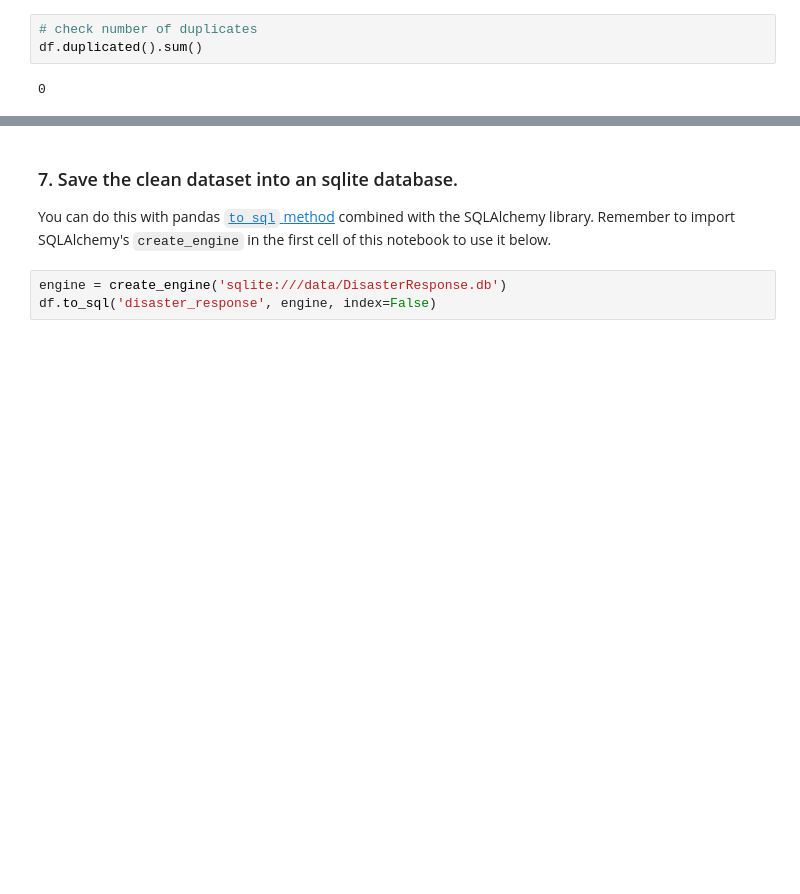
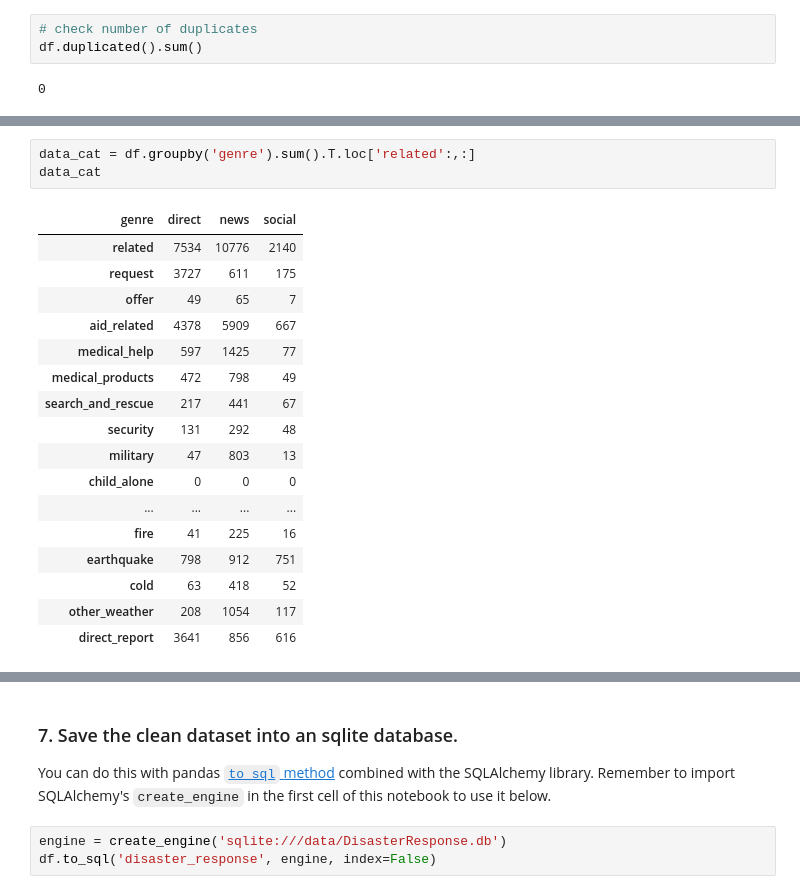
Before and after one commit to fuza-ail/Disaster_Response, a Jupyter notebook: ETL Pipeline Preparation.ipynb, the cells around one changed output, grey strips where cells are left out. Cells and saved outputs as stored; diff of their text form; blank space fills up the shorter version.

```diff
--- a/ETL Pipeline Preparation.ipynb
+++ b/ETL Pipeline Preparation.ipynb
@@ -161,0 +176,21 @@ df.duplicated().sum()
+# %%
+data_cat = df.groupby('genre').sum().T.loc['related':,:]
+data_cat
+# %% [output]
+| genre | direct | news | social |
+| related | 7534 | 10776 | 2140 |
+| request | 3727 | 611 | 175 |
+| offer | 49 | 65 | 7 |
+| aid_related | 4378 | 5909 | 667 |
+| medical_help | 597 | 1425 | 77 |
+| medical_products | 472 | 798 | 49 |
+| search_and_rescue | 217 | 441 | 67 |
+| security | 131 | 292 | 48 |
+| military | 47 | 803 | 13 |
+| child_alone | 0 | 0 | 0 |
+| ... | ... | ... | ... |
+| fire | 41 | 225 | 16 |
+| earthquake | 798 | 912 | 751 |
+| cold | 63 | 418 | 52 |
+| other_weather | 208 | 1054 | 117 |
+| direct_report | 3641 | 856 | 616 |
```
Also changed, not shown: parts of 2 cells of this notebook, 2 other files.
